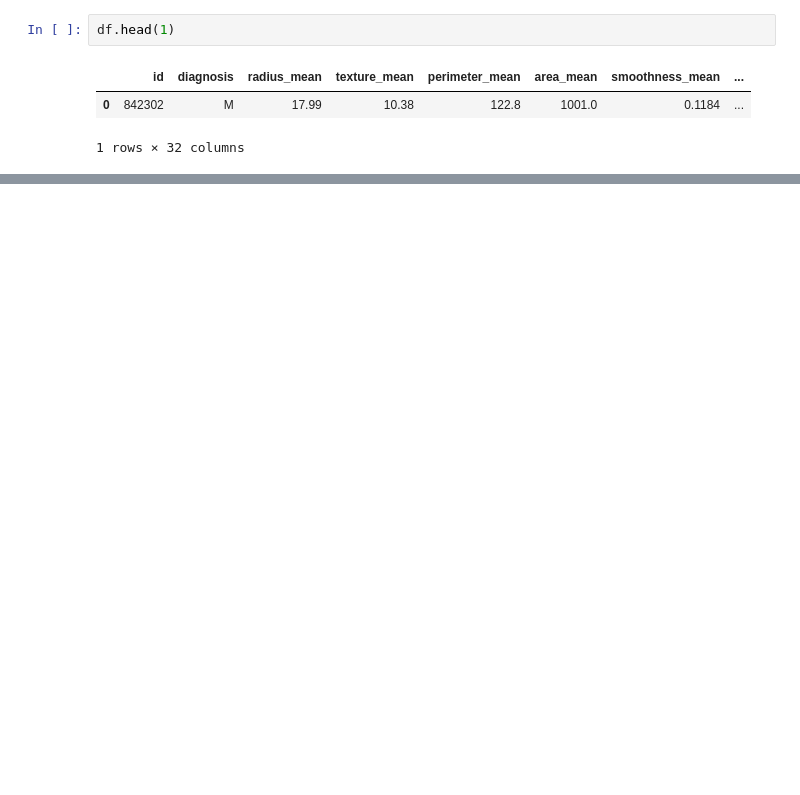
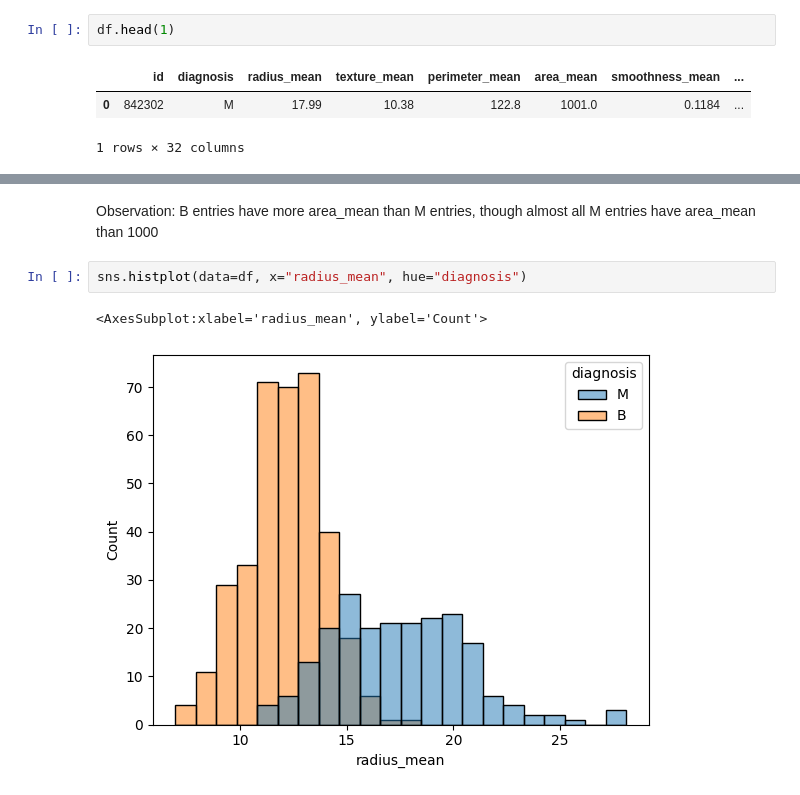
Before and after one commit to amanjaiswalofficial/machine-learning-engineer-roadmap, a Jupyter notebook: kaggle-notebooks/05-breast-cancer-prediction-clustering.ipynb, the cells around one changed output, grey strips where cells are left out. Cells and saved outputs as stored; diff of their text form; blank space fills up the shorter version.

```diff
--- a/kaggle-notebooks/05-breast-cancer-prediction-clustering.ipynb
+++ b/kaggle-notebooks/05-breast-cancer-prediction-clustering.ipynb
@@ -35,0 +44,7 @@ df.head(1)
+# %% [markdown]
+Observation: B entries have more area_mean than M entries, though almost all M entries have area_mean than 1000
+# %%
+sns.histplot(data=df, x="radius_mean", hue="diagnosis")
+# %% [output]
+<AxesSubplot:xlabel='radius_mean', ylabel='Count'>
+[figure, added]
```
Also changed, not shown: parts of 49 cells of this notebook.
